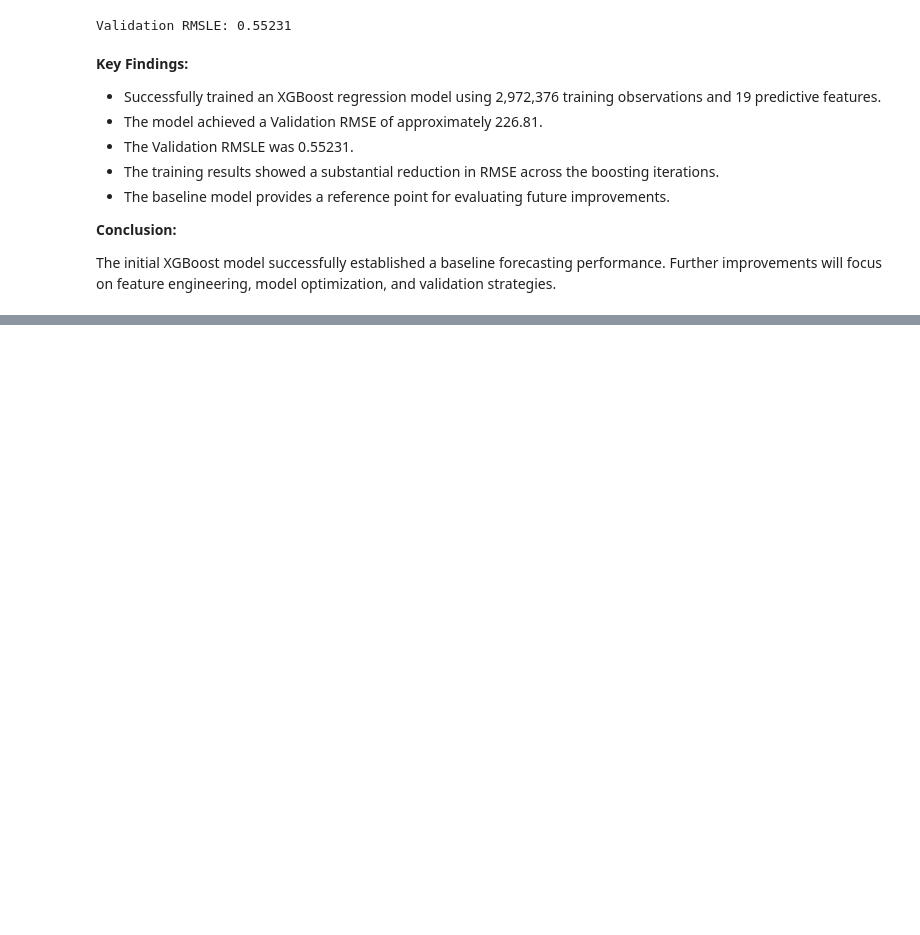
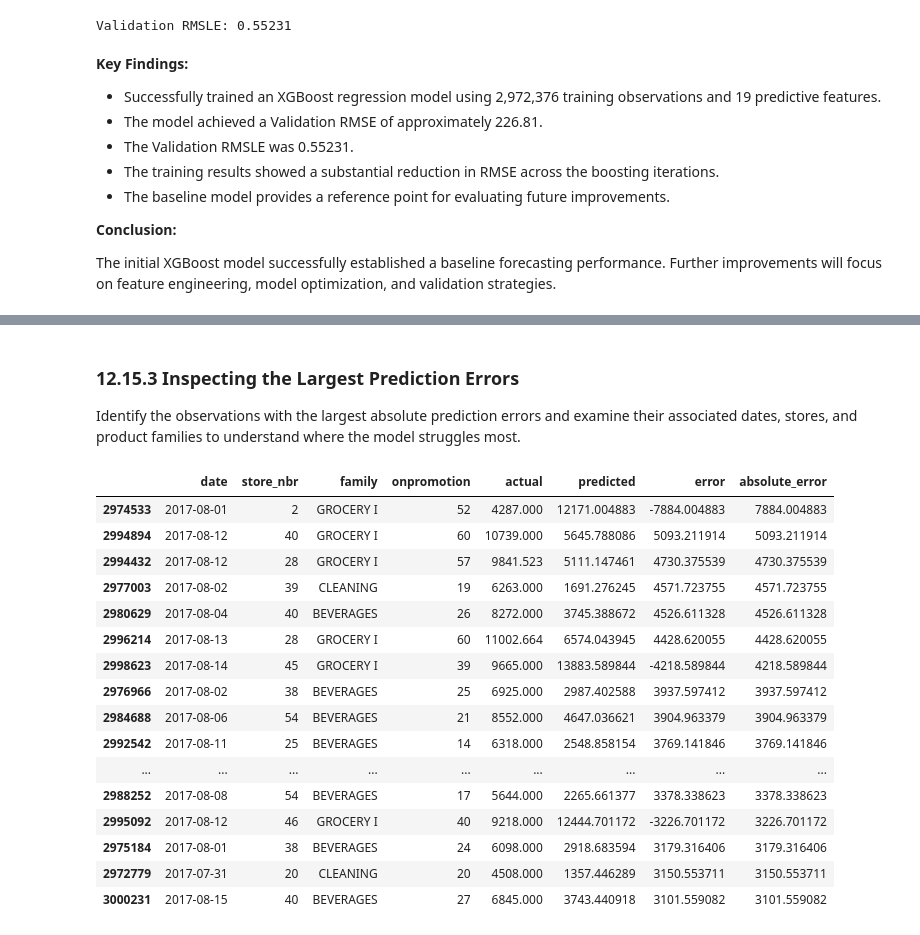
Before and after one commit to MosabOs/Store-Sales-Forecasting-Comp-V-Mosab-Os, a Jupyter notebook: store-sales-forecasting-comp-v-mosab-os.ipynb, the cells around one changed output, grey strips where cells are left out. Cells and saved outputs as stored; diff of their text form; code cells hidden in the pictures; blank space fills up the shorter version.

```diff
--- a/store-sales-forecasting-comp-v-mosab-os.ipynb
+++ b/store-sales-forecasting-comp-v-mosab-os.ipynb
@@ -2295,0 +2445,14 @@ The initial XGBoost model successfully established a baseline forecasting perfor
+# %%
+# Calculate prediction errors
+comparison['error'] = (
+    comparison['actual'] - comparison['predicted']
+)
+
+comparison['absolute_error'] = comparison['error'].abs()
+
+# Summary statistics
+print("Error Statistics:")
+print(comparison['error'].describe())
+
+print("\nAbsolute Error Statistics:")
+print(comparison['absolute_error'].describe())
@@ -2295,0 +2489,40 @@ The initial XGBoost model successfully established a baseline forecasting perfor
+# %% [markdown]
+### 12.15.3 Inspecting the Largest Prediction Errors
+
+Identify the observations with the largest absolute prediction errors and examine their associated dates, stores, and product families to understand where the model struggles most.
+# %%
+# Build a detailed error analysis DataFrame
+error_analysis = valid_data[
+    ['date', 'store_nbr', 'family', 'onpromotion']
+].copy()
+
+error_analysis['actual'] = y_valid.values
+error_analysis['predicted'] = valid_predictions
+error_analysis['error'] = comparison['error'].values
+error_analysis['absolute_error'] = comparison['absolute_error'].values
+
+# Display the 20 largest prediction errors
+largest_errors = error_analysis.sort_values(
+    by='absolute_error',
+    ascending=False
+).head(20)
+
+largest_errors
+# %% [output]
+|  | date | store_nbr | family | onpromotion | actual | predicted | error | absolute_error |
+| 2974533 | 2017-08-01 | 2 | GROCERY I | 52 | 4287.000 | 12171.004883 | -7884.004883 | 7884.004883 |
+| 2994894 | 2017-08-12 | 40 | GROCERY I | 60 | 10739.000 | 5645.788086 | 5093.211914 | 5093.211914 |
+| 2994432 | 2017-08-12 | 28 | GROCERY I | 57 | 9841.523 | 5111.147461 | 4730.375539 | 4730.375539 |
+| 2977003 | 2017-08-02 | 39 | CLEANING | 19 | 6263.000 | 1691.276245 | 4571.723755 | 4571.723755 |
+| 2980629 | 2017-08-04 | 40 | BEVERAGES | 26 | 8272.000 | 3745.388672 | 4526.611328 | 4526.611328 |
+| 2996214 | 2017-08-13 | 28 | GROCERY I | 60 | 11002.664 | 6574.043945 | 4428.620055 | 4428.620055 |
+| 2998623 | 2017-08-14 | 45 | GROCERY I | 39 | 9665.000 | 13883.589844 | -4218.589844 | 4218.589844 |
+| 2976966 | 2017-08-02 | 38 | BEVERAGES | 25 | 6925.000 | 2987.402588 | 3937.597412 | 3937.597412 |
+| 2984688 | 2017-08-06 | 54 | BEVERAGES | 21 | 8552.000 | 4647.036621 | 3904.963379 | 3904.963379 |
+| 2992542 | 2017-08-11 | 25 | BEVERAGES | 14 | 6318.000 | 2548.858154 | 3769.141846 | 3769.141846 |
+| ... | ... | ... | ... | ... | ... | ... | ... | ... |
+| 2988252 | 2017-08-08 | 54 | BEVERAGES | 17 | 5644.000 | 2265.661377 | 3378.338623 | 3378.338623 |
+| 2995092 | 2017-08-12 | 46 | GROCERY I | 40 | 9218.000 | 12444.701172 | -3226.701172 | 3226.701172 |
+| 2975184 | 2017-08-01 | 38 | BEVERAGES | 24 | 6098.000 | 2918.683594 | 3179.316406 | 3179.316406 |
+| 2972779 | 2017-07-31 | 20 | CLEANING | 20 | 4508.000 | 1357.446289 | 3150.553711 | 3150.553711 |
+| 3000231 | 2017-08-15 | 40 | BEVERAGES | 27 | 6845.000 | 3743.440918 | 3101.559082 | 3101.559082 |
```
Also changed, not shown: parts of 60 cells of this notebook.
